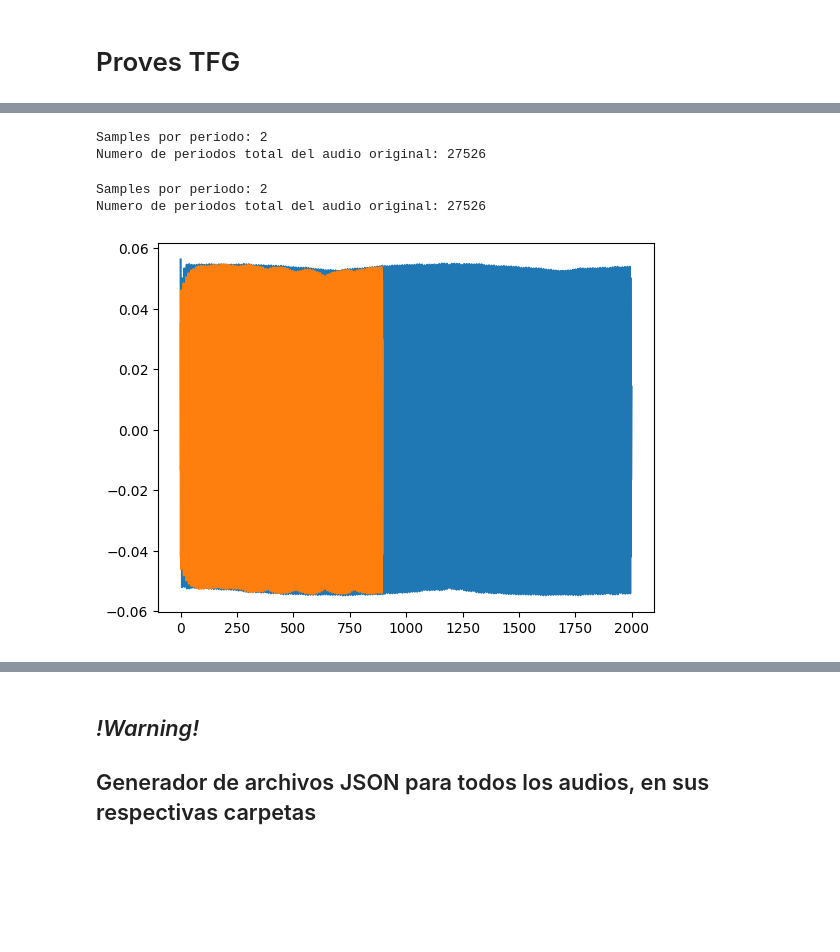
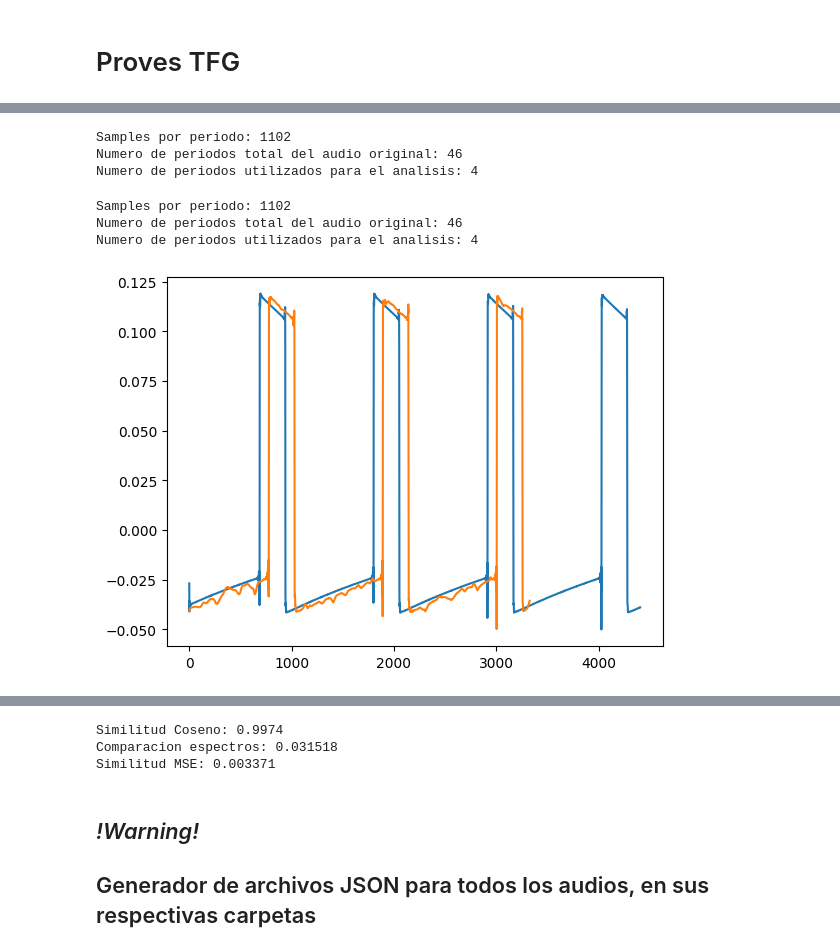
Before and after one commit to BoscoOlives/TFG-Kobol-BoscoOlives, a Jupyter notebook: TFG Standard Mode (funciona).ipynb, the cells around one changed output, grey strips where cells are left out. Saved outputs shown, nothing was run; the diff lists cells and outputs as text; code cells hidden in the pictures; blank space fills up the shorter version.

Commit message:
Update TFG Standard Mode (funciona).ipynb
- creació de funcions de comparació d'audios.
- update algorismes principals d'analisis.

```diff
--- a/TFG Standard Mode (funciona).ipynb
+++ b/TFG Standard Mode (funciona).ipynb
@@ -188,52 +284,48 @@ def generateJSON(filepathJSON, filepathAudio, signalName, numPeriods = None):
 # %%
 filepath = 'test.json'
-input_file = '/mnt/c/Users/bosco/Desktop/TFG/TFG-Kobol-BoscoOlives/rsf_kobol_expander_2-vco/audio/vco1/triangular-sawtooth +/vco1_5.0_tri-saw+.wav'
-input_file = '/mnt/c/Users/bosco/Desktop/TFG/TFG-Kobol-BoscoOlives/rsf_kobol_expander_2-vco/audio/vco1/square/vco1_9.0_sqr.wav'
+input_file = '/mnt/c/Users/bosco/Desktop/TFG/TFG-Kobol-BoscoOlives/rsf_kobol_expander_2-vco/audio/vco1/pulse/vco1_0.0_pul-con.wav'
 
 file_name = input_file.split("/")[-1] #cortar solamente el nombre del archivo
 
-generateJSON(filepath, input_file, file_name, 1000)
+generateJSON(filepath, input_file, file_name)
 # %% [output]
-Samples por periodo: 2
-Numero de periodos total del audio original: 27526
+Samples por periodo: 1102
+Numero de periodos total del audio original: 46
+Numero de periodos utilizados para el analisis: 4
 # %%
-def readJSON(filepath):
-    with open(filepath, 'r') as file:
-        data = json.load(file)
-
-    return (data["Signal Name"],
-            data["Sample Rate"],
-            data["Frame Size"],
-            data["Hop Size"],
-            data["Harmonic Magnitud"],
-            data["Harmonic Frequency"],
-            data["Harmonic Phase"],
-            data["Harmonic Res"])
-
-
 filepath = 'test.json'
-
-
 
 name, sampleRate, frameSize, hopSize, mags, freqs, phases, res = readJSON(filepath)
 outsignal = audioSynthesis(sampleRate, frameSize, hopSize, mags, freqs, phases, res)
 
 #cargar audio y valor de sample rate
 audio, sampleRate = librosa.load(input_file)
-audio_cut = cut_audio_x_periods(audio, sampleRate, 1000)
+audio2, sampleRate = librosa.load(input_file2)
+audio_cut = cut_audio_x_periods(audio, sampleRate)
 
 plt.plot(audio_cut)
 plt.plot(outsignal)
 
 plt.show()
 ipd.display(ipd.Audio(data=audio_cut, rate=sampleRate))
 ipd.display(ipd.Audio(data=outsignal, rate=sampleRate))
+
+
+# COMPARACIONES ENTRE AUDIOS
+#FUNCION DE SIMILITUD - MFCC Y SMILITIUD COSENO
+print('Similitud Coseno: ' + str(similitud_coseno_MFCC(audio_cut, outsignal)))
+print('Comparacion espectros: '+str(comparar_frecuencias(audio_cut, outsignal, sampleRate)))
+print('Similitud MSE: ' + str(compare_audio_MSE(audio_cut, outsignal)))
 # %% [output]
-Samples por periodo: 2
-Numero de periodos total del audio original: 27526
+Samples por periodo: 1102
+Numero de periodos total del audio original: 46
+Numero de periodos utilizados para el analisis: 4
-[figure, old version]
+[figure, new version]
 [interactive output not drawn]
 [interactive output not drawn]
+Similitud Coseno: 0.9974
+Comparacion espectros: 0.031518
+Similitud MSE: 0.003371
 # %% [markdown]
 ## *!Warning!*
 ## Generador de archivos JSON para todos los audios, en sus respectivas carpetas
```
Also changed, not shown: parts of 6 cells of this notebook.
